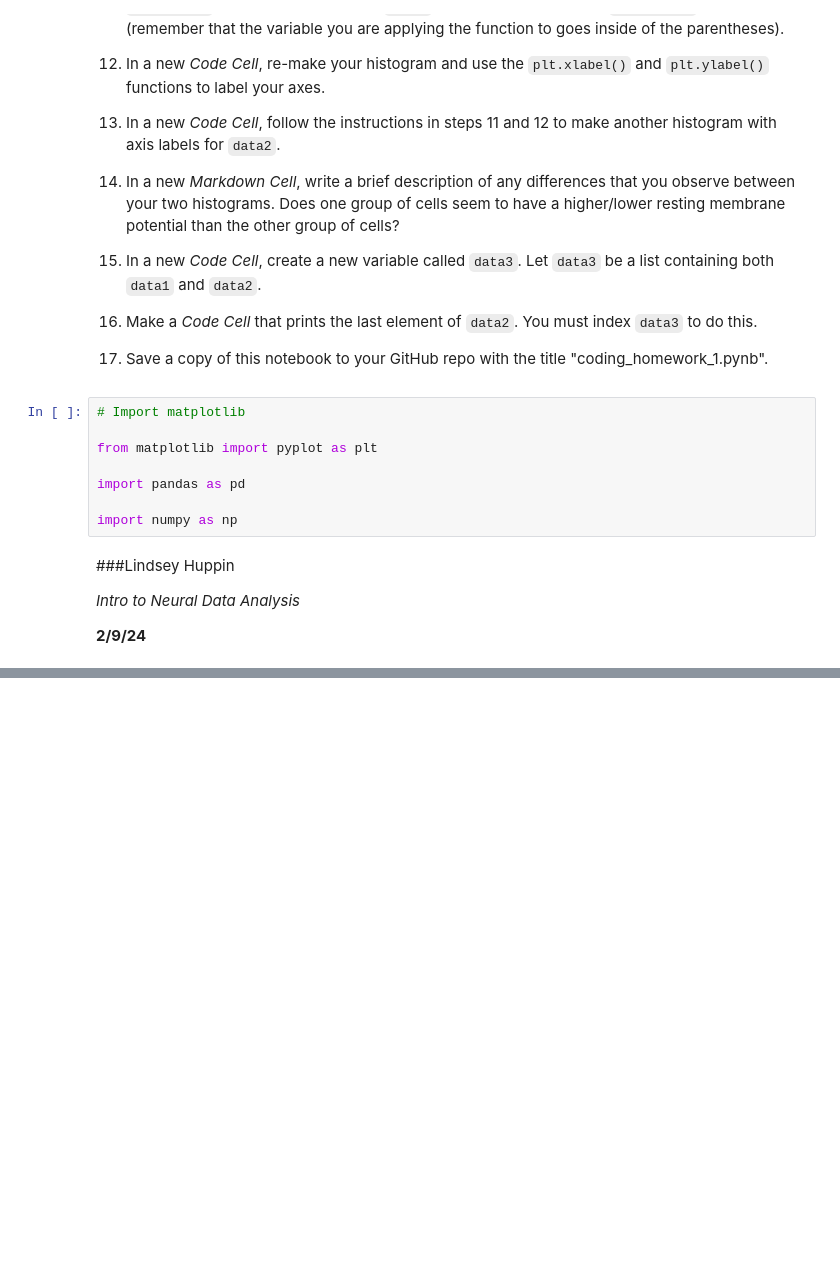
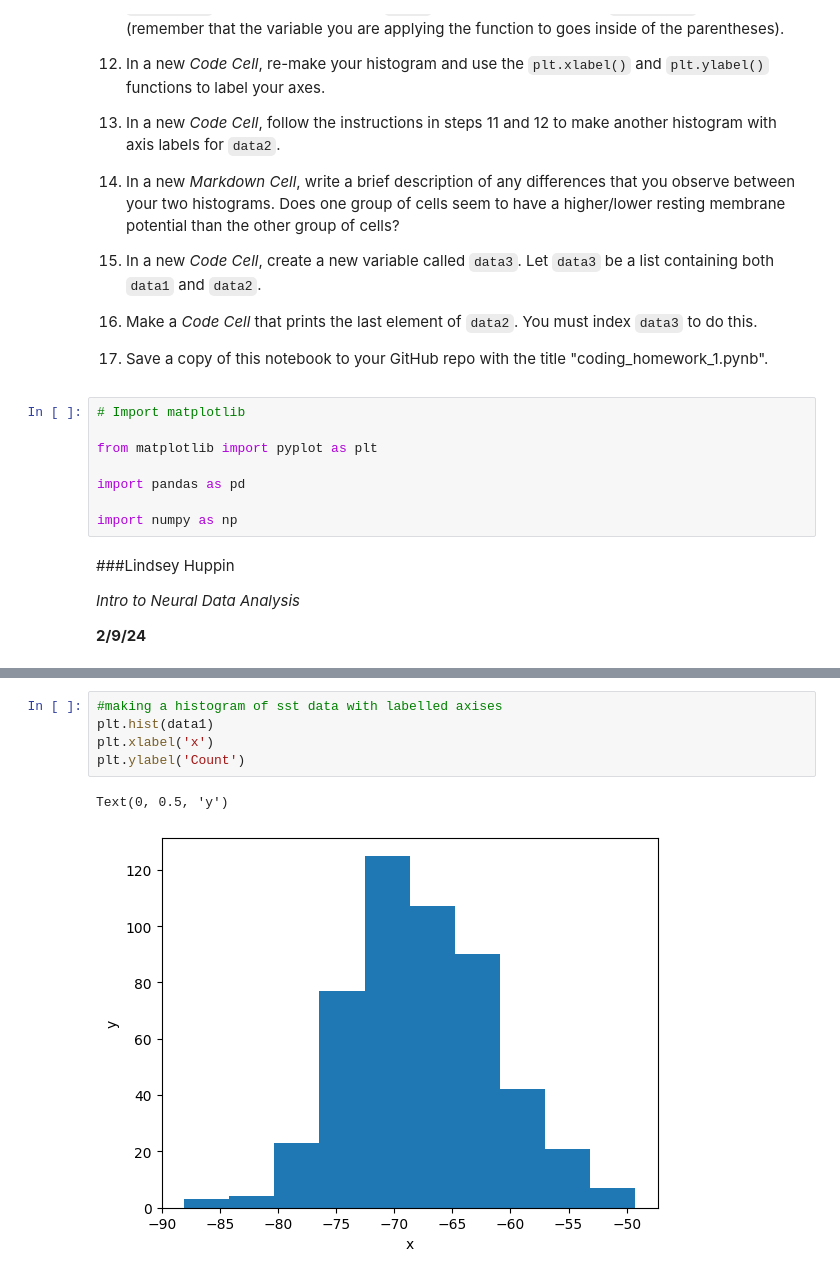
Before and after one commit to lindseyhuppin/Neur265Work, a Jupyter notebook: homework/coding_homework_1.ipynb, the cells around one changed output, grey strips where cells are left out. Saved outputs shown, nothing was run; the diff lists cells and outputs as text; blank space fills up the shorter version.

```diff
--- a/homework/coding_homework_1.ipynb
+++ b/homework/coding_homework_1.ipynb
@@ -68,0 +120,8 @@ import numpy as np
+# %%
+#making a histogram of sst data with labelled axises
+plt.hist(data1)
+plt.xlabel('x')
+plt.ylabel('Count')
+# %% [output]
+Text(0, 0.5, 'y')
+[figure, added]
```
Also changed, not shown: parts of 8 cells of this notebook.
